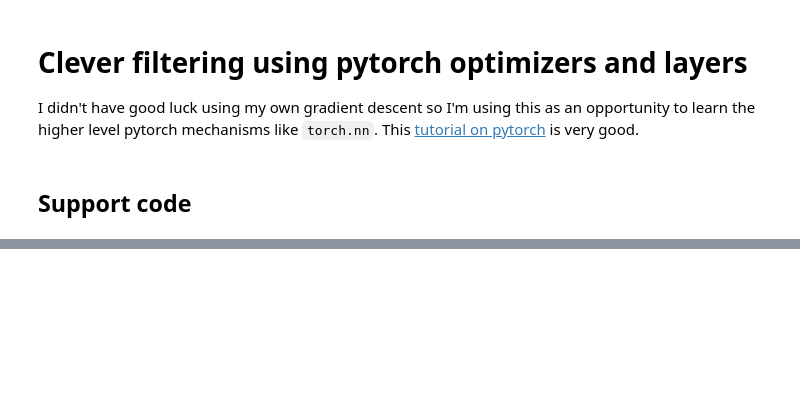
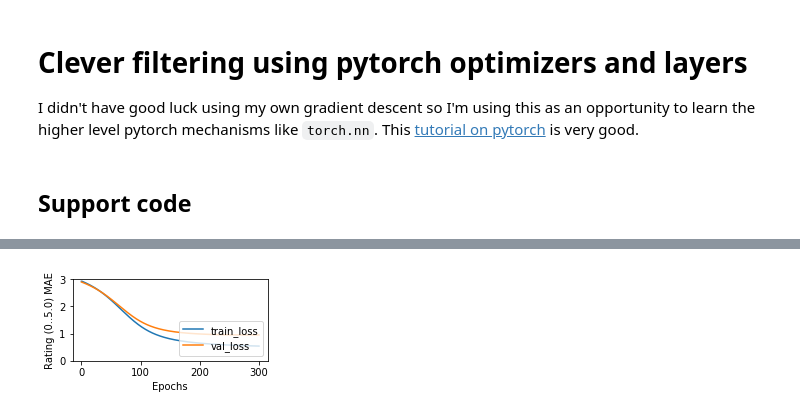
Before and after one commit to parrt/playdl, a Jupyter notebook: notebooks/collaborative-filtering-pytorch-optimizers.ipynb, the cells around one changed output, grey strips where cells are left out. Cells and saved outputs as stored; diff of their text form; code cells hidden in the pictures; blank space fills up the shorter version.

```diff
--- a/notebooks/collaborative-filtering-pytorch-optimizers.ipynb
+++ b/notebooks/collaborative-filtering-pytorch-optimizers.ipynb
@@ -54,6 +54,24 @@ def randn(n1, n2, device, dtype, mean=0.0, std=0.01, requires_grad=False):
     x = normal_transform(x, mean=mean, std=std)
     x.requires_grad=requires_grad
     return x
+# %%
+def mae(y_pred, y):
+    return torch.mean( (y_pred - y).abs() )
+# %%
+def train_test_split(data, test_size:float):
+    n = len(data)
+    n_valid = int(n*test_size)
+    n_train = n - n_valid
+    indices = torch.randperm(n)
+    train_idx = indices[0:n_train]
+    test_idx = indices[n_train:]
+    train, test = data[train_idx], data[test_idx] # copying data but could not get columns out of a Subset object
+    # train, valid = data, data
+    X_train = train[:,[0,1]].float()
+    X_test = test[:,[0,1]].float()
+    y_train = train[:,2].float()
+    y_test = test[:,2].float()
+    return X_train, X_test, y_train, y_test
 # %%
 def top_movies(df, n=100):
     rating_count = df.groupby('movieId')['rating'].count()
@@ -249,0 +170,62 @@ Epoch  20 MSE 1.109, valid 1.052   MAE 0.839, 0.801
+# %%
+import torch.nn as nn
+
+class CollabFilter(nn.Module):
+    def __init__(self, nusers, nmovies, nfactors=10, avg_rating=3.5):
+        super(CollabFilter, self).__init__()
+        self.U = randn(nusers,  nfactors, device=device, dtype=dtype, requires_grad=True,
+                       std=0.01, mean=math.sqrt(avg_rating/nfactors))
+        self.M = randn(nmovies, nfactors, device=device, dtype=dtype, requires_grad=True,
+                       std=0.01, mean=math.sqrt(avg_rating/nfactors))
+        self.U = nn.Parameter(self.U) # notify pytorch these are model parameters
+        self.M = nn.Parameter(self.M)
+
+    def forward(self, x):
+        userIds = x[:,0].long()
+        movieIds = x[:,1].long()
+        r_output = (self.U[userIds] * self.M[movieIds]).sum(axis=1, keepdim=False)
+        r_output = torch.sigmoid(r_output) * 5  # limit to 0..5
+        return r_output
+
+data = torch.tensor( df[['userId','movieId','rating']].values )
+X_train, X_valid, y_train, y_valid = train_test_split(data, 0.20)
+print(f"{len(X_train)} training and {len(X_valid)} test records")
+
+model = CollabFilter(nusers, nmovies, nfactors=10)
+loss_fn = torch.nn.MSELoss()
+
+learning_rate = 0.002
+optimizer = torch.optim.Adam(model.parameters(), lr=learning_rate) # model.parameters is just [U,M]
+
+history = []
+
+# Start history with what random weights show
+with torch.no_grad():
+    loss = loss_fn(model(X_train), y_train)
+    loss_valid = loss_fn(model(X_valid), y_valid)
+    mae_train = mae(model(X_train), y_train).detach().item()
+    mae_valid = mae(model(X_valid), y_valid).detach().item()
+history.append( (loss, loss_valid) )
+print(f"Init      L2 MSE loss {loss:4.3f}, {loss_valid:4.3f}   MAE {mae_train:4.3f}, {mae_valid:4.3f}")
+
+for t in range(300): # epochs
+    r_pred = model(X_train)
+    loss = loss_fn(r_pred, y_train)
+
+    optimizer.zero_grad()
+    loss.backward() # autograd computes U.grad and M.grad
+    optimizer.step()
+
+    with torch.no_grad():
+        loss_valid = loss_fn(model(X_valid), y_valid)
+        mae_train = mae(model(X_train), y_train).detach().item()
+        mae_valid = mae(model(X_valid), y_valid).detach().item()
+
+    history.append( (loss, loss_valid) )
+    if t % 20 == 0:
+        print(f"Epoch {t:3d} L2 MSE loss {loss:4.3f}, {loss_valid:4.3f}   MAE {mae_train:4.3f}, {mae_valid:4.3f}")
+
+history = torch.tensor(history)
+
+plot_history(history, yrange=(0,3), figsize=(3.5,1.5))
+# %% [output]
@@ -250 +249,2 @@ Epoch  20 MSE 1.109, valid 1.052   MAE 0.839, 0.801
+[figure, added]
 # %%
```
Also changed, not shown: parts of 7 cells of this notebook.
